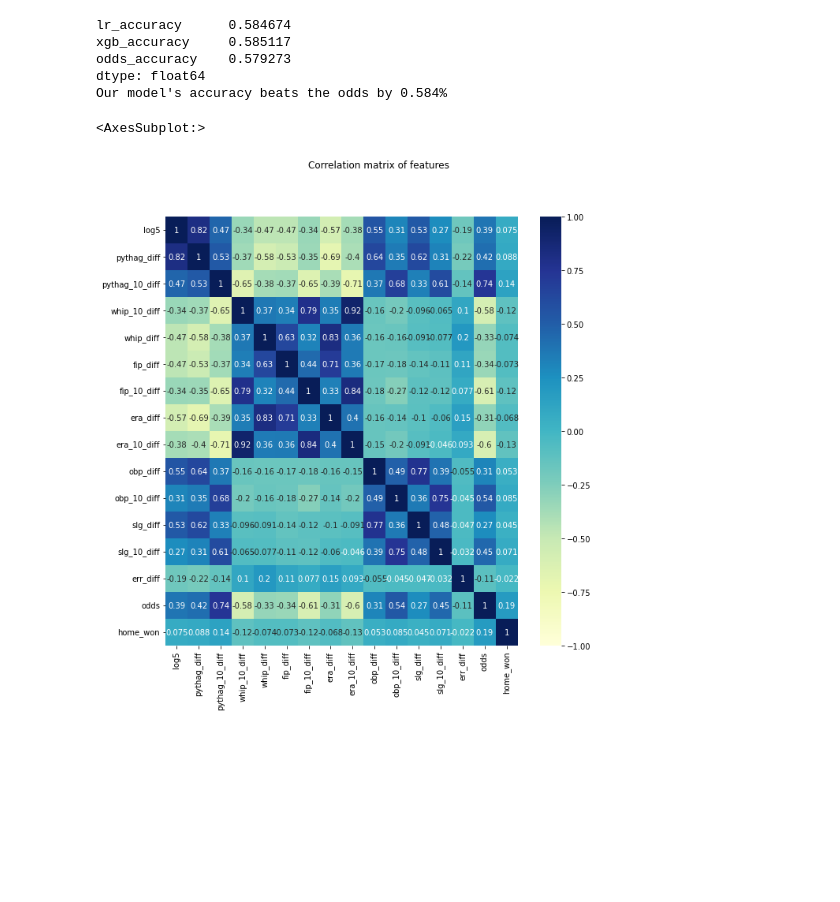
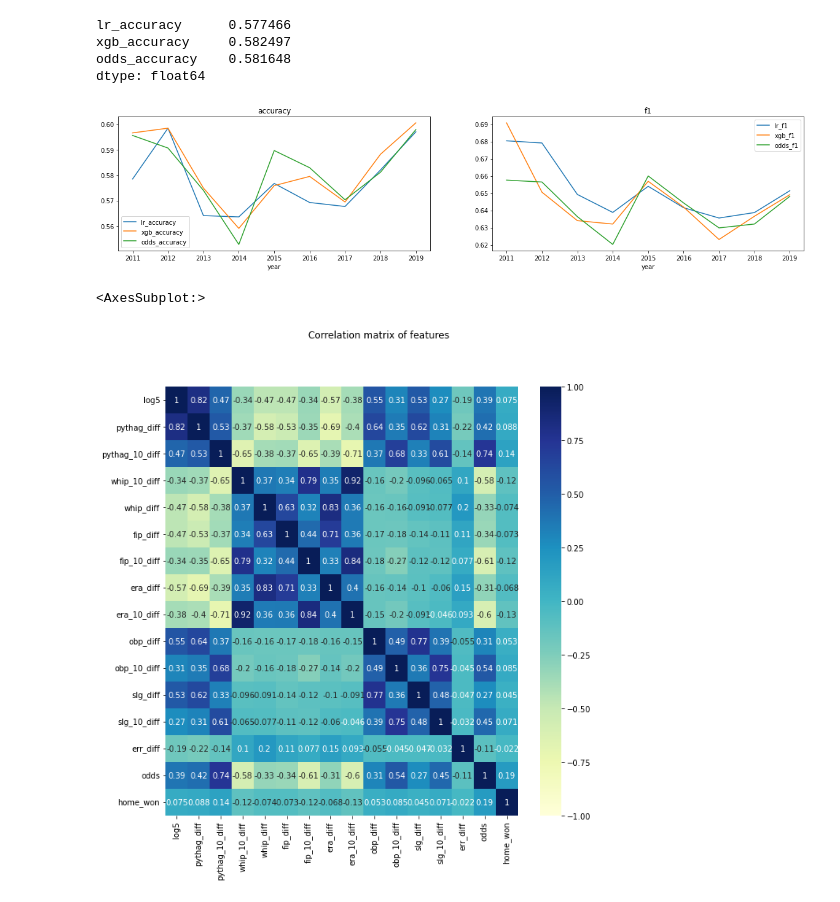
Before and after one commit to matthewpark319/baseball, a Jupyter notebook: baseball_model.ipynb, the cells around one changed output. Saved outputs shown, nothing was run; the diff lists cells and outputs as text; code cells hidden in the pictures; blank space fills up the shorter version.

```diff
--- a/eda.ipynb
+++ b/baseball_model.ipynb
@@ -102,7 +108,7 @@ df = pd.merge(df, away_odds, on=['date', 'away'])
 df['home_odds'] = df['home_odds'].apply(lambda line: 100 / (line + 100) if line > 0 else -line / (-line + 100))
 df['away_odds'] = df['away_odds'].apply(lambda line: 100 / (line + 100) if line > 0 else -line / (-line + 100))
 
-df['home_favorite'] = df['home_odds'] > df['away_odds']
+df['home_favorite'] = (df['home_odds'] > df['away_odds']).astype(int)
 df['odds'] = df['home_odds'] / (df['home_odds'] + df['away_odds'])
 # %%
 def build_features(year_to_test):
@@ -152,7 +158,7 @@ def build_features(year_to_test):
                            axis='columns').reset_index()
 
     tmp = pd.merge(
-        one_year[['date', 'year', 'home', 'away', 'home_game_num', 'away_game_num', 'odds', 'home_won']],
+        one_year[['date', 'year', 'home', 'away', 'home_game_num', 'away_game_num', 'odds', 'home_won', 'home_favorite']],
         team_stats.rename(columns={col: 'home' if col == 'team' else f'home_{col}' for col in team_stats.columns}),
         on=['home', 'home_game_num']
     )
@@ -172,3 +178,7 @@ def build_features(year_to_test):
     for feature_name in stacked_features.keys():
         games[f'{feature_name}_diff'] = games[f'home_{feature_name}'] - games[f'away_{feature_name}']
     return games
+
+games = pd.concat([build_features(year) for year in range(2000, 2021)], ignore_index=True).dropna()
+games = games[games['home_game_num'] > 60] # stats stabilize after 2 months
+games['home_won'] = games['home_won'].astype(int)
@@ -179,7 +185,7 @@ games['home_won'] = games['home_won'].astype(int)
 # %%
 from sklearn.linear_model import LogisticRegression
 from sklearn.ensemble import RandomForestClassifier
-from sklearn.metrics import accuracy_score, precision_score
+from sklearn.metrics import accuracy_score, precision_score, recall_score, f1_score
 from xgboost import XGBClassifier
 
 features_list = ['log5',
@@ -187,45 +193,56 @@ features_list = ['log5',
                  'whip_10_diff', 'whip_diff',
                  'fip_diff', 'fip_10_diff', 'era_diff', 'era_10_diff',
                  'obp_diff', 'obp_10_diff', 'slg_diff', 'slg_10_diff',
-#                  'ops_diff', 'ops_10_diff',
                  'err_diff',
                  'odds']
 
-model = LogisticRegression(max_iter=1000)
+model = LogisticRegression(penalty='l2', C=2, max_iter=1000)
+# model2 = XGBClassifier(verbosity=0, use_label_encoder=False,
+#                        eta=.01, max_depth=3, tree_method='exact',
+#                        subsample=.3, subsampling_method='gradient_based')
 model2 = XGBClassifier(verbosity=0, use_label_encoder=False,
-#                        eta=.03, max_depth=4, min_child_weight=5, gamma=10, max_delta_step=7, tree_method='exact',
-                       eta=.01, max_depth=3, tree_method='exact',
+                       eta=.003, max_depth=2, tree_method='exact', min_child_weight=5, max_delta_step=10,
                        subsample=.3, subsampling_method='gradient_based')
 features = games[features_list]
 features = (features - features.mean()) / features.std()
 
 results = []
-for year in range(2010, 2020):
-    model.fit(games.loc[games['year'] != year, features_list], games.loc[games['year'] != year, 'home_won'])
-    model2.fit(games.loc[games['year'] != year, features_list], games.loc[games['year'] != year, 'home_won'])
+for year in range(2011, 2020):
+    i_train = games['year'] < year
+    model.fit(games.loc[i_train, features_list], games.loc[i_train, 'home_won'])
+    model2.fit(games.loc[i_train, features_list], games.loc[i_train, 'home_won'])
 
-    test = games.loc[games['year'] == year, ['home_won']]
+    test = games.loc[games['year'] == year, ['home_won', 'home_favorite']]
     test['pred_lr'] = model.predict(games.loc[games['year'] == year, features_list])
     test['pred_xgb'] = model2.predict(games.loc[games['year'] == year, features_list])
 
-    results.append({
-        'year': year,
-        'lr_accuracy': accuracy_score(test['home_won'], test['pred_lr']),
-        'xgb_accuracy': accuracy_score(test['home_won'], test['pred_xgb'])
-    })
+    result = {'year': year}
+    for m in ['lr', 'xgb', 'odds']:
+        pred_col = 'home_favorite' if m == 'odds' else f'pred_{m}'
+        result[f'{m}_accuracy'] = accuracy_score(test['home_won'], test[pred_col])
+        result[f'{m}_precision'] = precision_score(test['home_won'], test[pred_col])
+        result[f'{m}_recall'] = recall_score(test['home_won'], test[pred_col])
+        result[f'{m}_f1'] = f1_score(test['home_won'], test[pred_col])
+
+    results.append(result)
+
+res = pd.DataFrame(results).set_index('year')
+res[[col for col in res.columns if 'accuracy' in col]].mean()
+# %% [output]
+lr_accuracy      0.577466
+xgb_accuracy     0.582497
+odds_accuracy    0.581648
+dtype: float64
 # %%
 res = pd.DataFrame(results).set_index('year')
-res['odds_accuracy'] = df.groupby('year').apply(
-    lambda group: (group['home_favorite'] == group['home_won']).sum() / group.shape[0])
-accuracy_improvement = (res['xgb_accuracy'] - res['odds_accuracy']).mean()
-print(res.mean())
-print(f"Our model's accuracy beats the odds by {(accuracy_improvement):.3%}")
+fig, ax = plt.subplots(nrows=1, ncols=2, figsize=(20, 4))
+for i, measure in enumerate(['accuracy', 'f1']):
+    measure_res = res[[col for col in res.columns if measure in col]]
+    measure_res.plot(ax=ax[i], title=f'{measure}')
+
+# print(f"Our model's accuracy beats the odds by {(accuracy_improvement):.4f}")
 # %% [output]
-lr_accuracy      0.584674
-xgb_accuracy     0.585117
-odds_accuracy    0.579273
-dtype: float64
-Our model's accuracy beats the odds by 0.584%
+[figure, added]
 # %%
 import seaborn as sns
 import matplotlib.pyplot as plt
```
Also changed, not shown: parts of 2 cells of this notebook.
